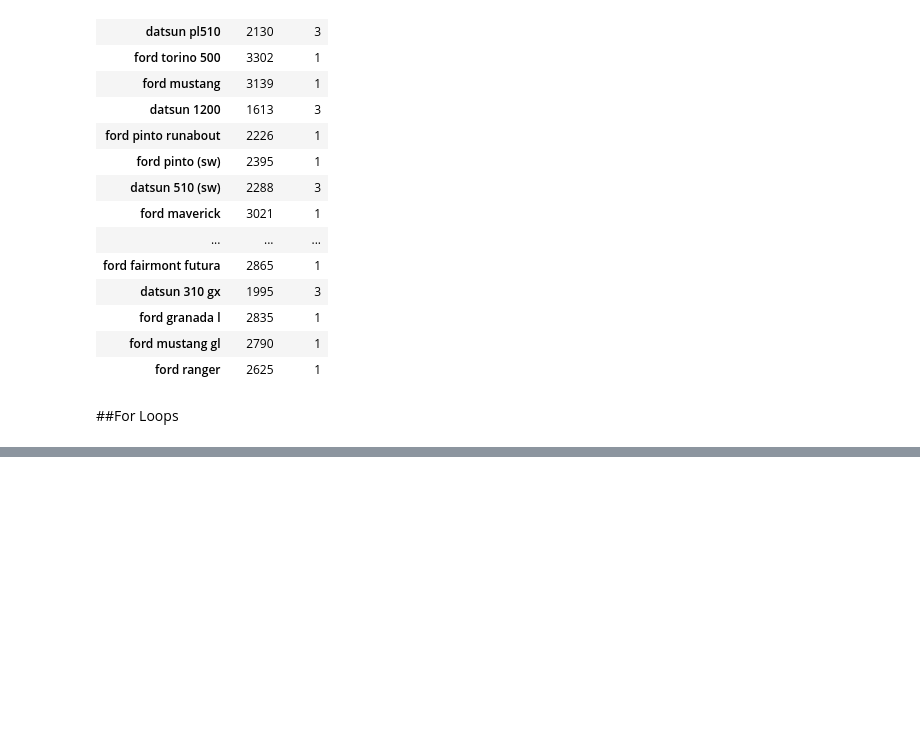
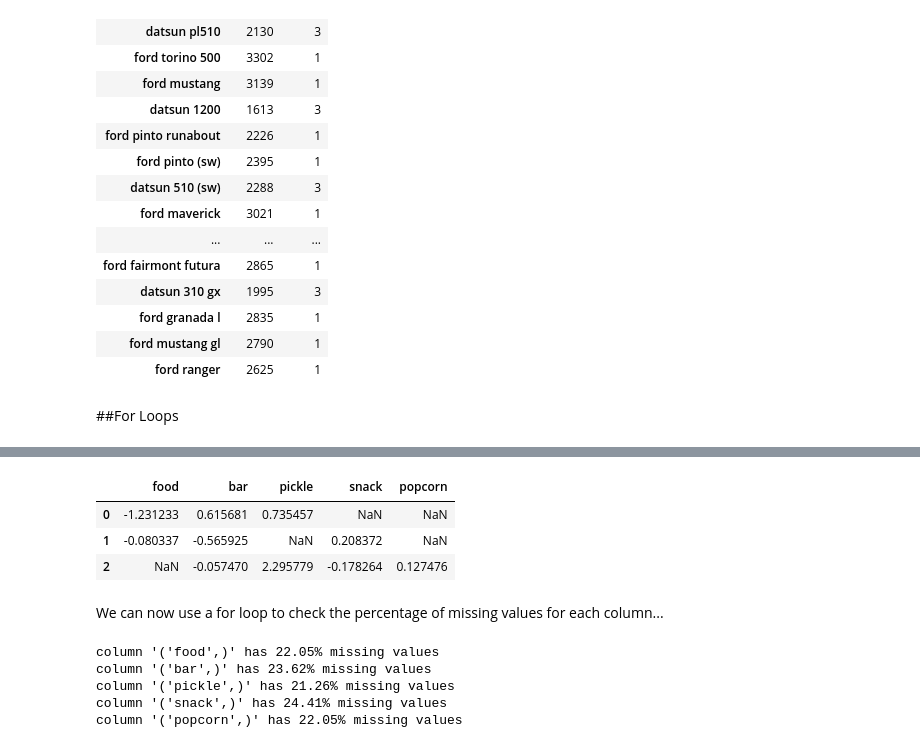
Before and after one commit to taadith/python-projects, a Jupyter notebook: intro-stat-learning/labs/ISLP_Lab_Ch_02.ipynb, the cells around one changed output, grey strips where cells are left out. Drawn from its saved outputs; the diff is of its cells as text; code cells hidden in the pictures; blank space fills up the shorter version.

```diff
--- a/intro-stat-learning/labs/ISLP_Lab_Ch_02.ipynb
+++ b/intro-stat-learning/labs/ISLP_Lab_Ch_02.ipynb
@@ -1692,0 +1724,2 @@ auto_re.loc[lambda df: (df["displacement"] < 300)
+# %%
+a = rng.standard_normal((127, 5))
@@ -1692,0 +1748,30 @@ auto_re.loc[lambda df: (df["displacement"] < 300)
+# %%
+m = rng.choice([0, np.nan], p = [0.8, 0.2], size = a.shape)
+a += m
+d = pd.DataFrame(a, columns = [
+    [
+        "food",
+        "bar",
+        "pickle",
+        "snack",
+        "popcorn"
+    ]
+])
+d[:3]
+# %% [output]
+|  | food | bar | pickle | snack | popcorn |
+| 0 | -1.231233 | 0.615681 | 0.735457 | NaN | NaN |
+| 1 | -0.080337 | -0.565925 | NaN | 0.208372 | NaN |
+| 2 | NaN | -0.057470 | 2.295779 | -0.178264 | 0.127476 |
+# %% [markdown]
+We can now use a for loop to check the percentage of missing values for each column...
+# %%
+for col in d.columns:
+    template = "column '{0}' has {1:.2%} missing values"
+    print(template.format(col, np.isnan(d[col]).mean()))
+# %% [output]
+column '('food',)' has 22.05% missing values
+column '('bar',)' has 23.62% missing values
+column '('pickle',)' has 21.26% missing values
+column '('snack',)' has 24.41% missing values
+column '('popcorn',)' has 22.05% missing values
```
Also changed, not shown: parts of 73 cells of this notebook.
